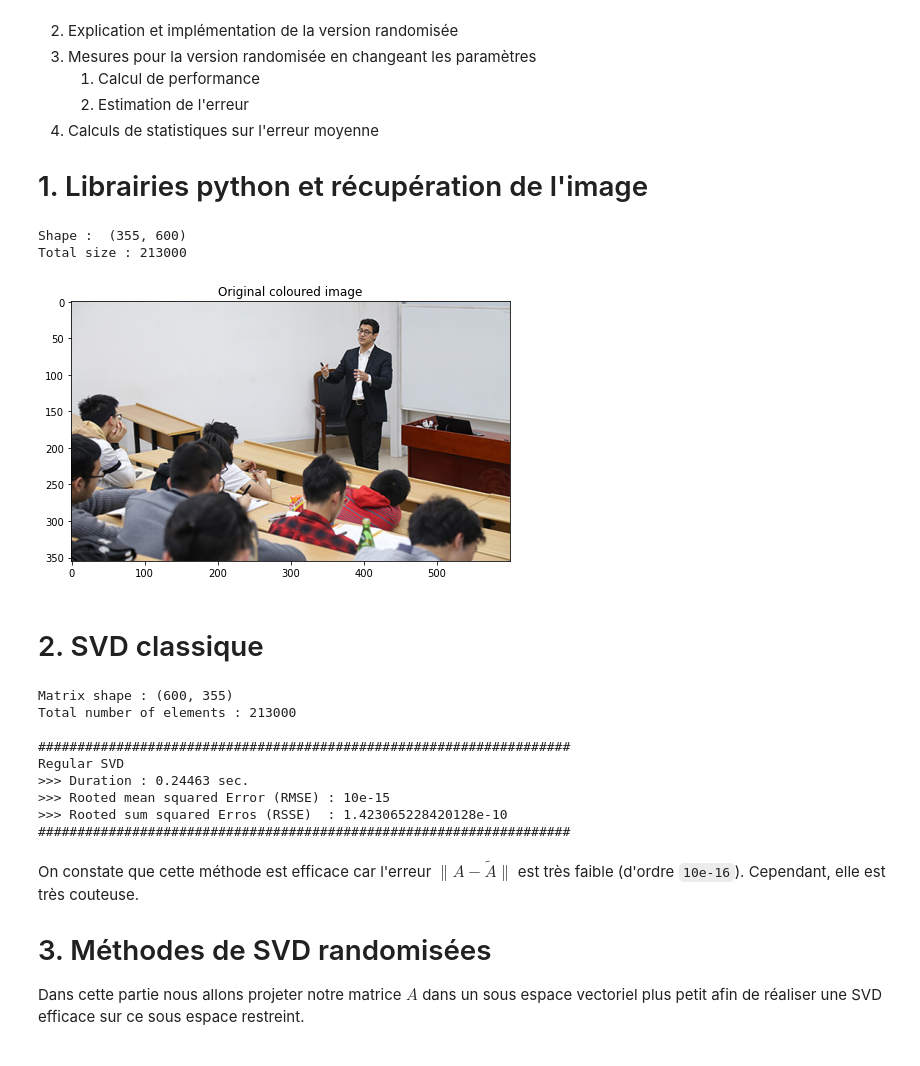
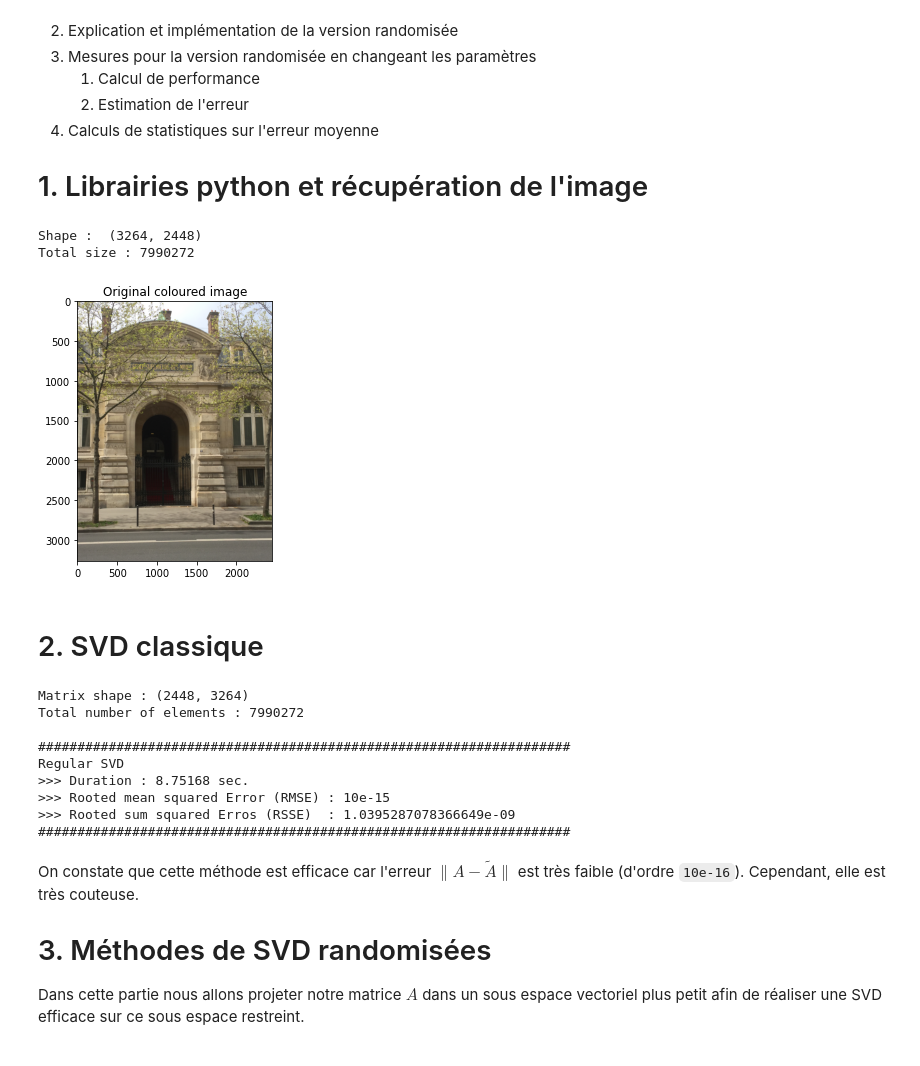
Before and after one commit to Aympab/randomized-svd, a Jupyter notebook: main.ipynb, the cells around one changed output. Saved outputs shown, nothing was run; the diff lists cells and outputs as text; code cells hidden in the pictures.

```diff
--- a/main.ipynb
+++ b/main.ipynb
@@ -19,35 +19,35 @@ Sommaire :
 # %%
 import matplotlib.pyplot as plt
 import numpy as np
 import pandas as pd
 from scipy.stats import *
 from sklearn.preprocessing import normalize
 from time import perf_counter
 from utils import *
 from profiler import fixed_rank_errors_random_matrixes, execute_t_times
 from svd_func import *
 
 np.set_printoptions(threshold=5)
 
 
-img = getColouredImage('./resources/verysmall_600x355.jpg') #SVD : instant
+# img = getColouredImage('./resources/verysmall_600x355.jpg') #SVD : instant
 # img = getColouredImage('./resources/small_1280x720.jpg')    #SVD : about 1 sec
 # img = getColouredImage('./resources/medium_5184x2060.jpg')  #SVD : about 7 sec
-# img = getColouredImage('./resources/medium_2448x3264.jpeg') #SVD : about 10 sec
+img = getColouredImage('./resources/medium_2448x3264.jpeg') #SVD : about 10 sec
 # img = getColouredImage('./resources/medium_6946x3906.jpg')  #SVD : about 1 minute
 # img = getColouredImage('./resources/big_12kx8k.jpg')        #SVD : about 5 minutes
 # img = getColouredImage('./resources/huge_12kx14k.jpg')      #SVD : about 15 minutes
 
 # img = getColouredImage('./resources/big_12kx8k.jpg')
 # img = getColouredImage('./resources/huge_12kx14k.jpg')
 
 img = toGrayScale(img)
 print("Shape : ",np.array(img).shape)
 print("Total size :",np.array(img).shape[0]*np.array(img).shape[1])
 # %% [output]
-Shape :  (355, 600)
-Total size : 213000
+Shape :  (3264, 2448)
+Total size : 7990272
-[figure, old version]
+[figure, new version]
 # %% [markdown]
 # 2. SVD classique
 # %%
@@ -66,14 +66,14 @@ exact_error, rms_magnitude = compute_error(A, A_reconstructed)
 print_result(exact_error, rms_magnitude, end-start, "Regular SVD")
 SVD_TIMER = end-start
 # %% [output]
-Matrix shape : (600, 355)
-Total number of elements : 213000
+Matrix shape : (2448, 3264)
+Total number of elements : 7990272
 
 ####################################################################
 Regular SVD
->>> Duration : 0.24463 sec.
+>>> Duration : 8.75168 sec.
 >>> Rooted mean squared Error (RMSE) : 10e-15
->>> Rooted sum squared Erros (RSSE)  : 1.423065228420128e-10
+>>> Rooted sum squared Erros (RSSE)  : 1.0395287078366649e-09
 ####################################################################
 # %% [markdown]
 On constate que cette méthode est efficace car l'erreur $\lVert A - \tilde{A} \rVert$ est très faible (d'ordre `10e-16`). Cependant, elle est très couteuse.
```
Also changed, not shown: parts of 6 cells of this notebook.
